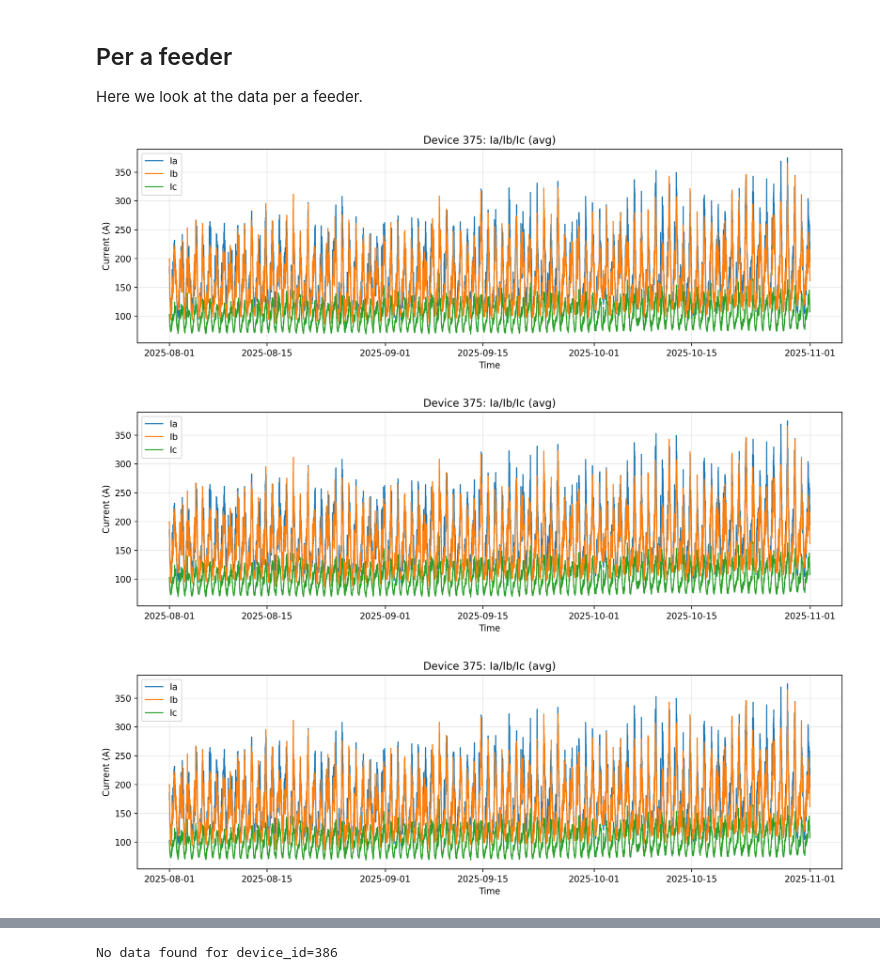
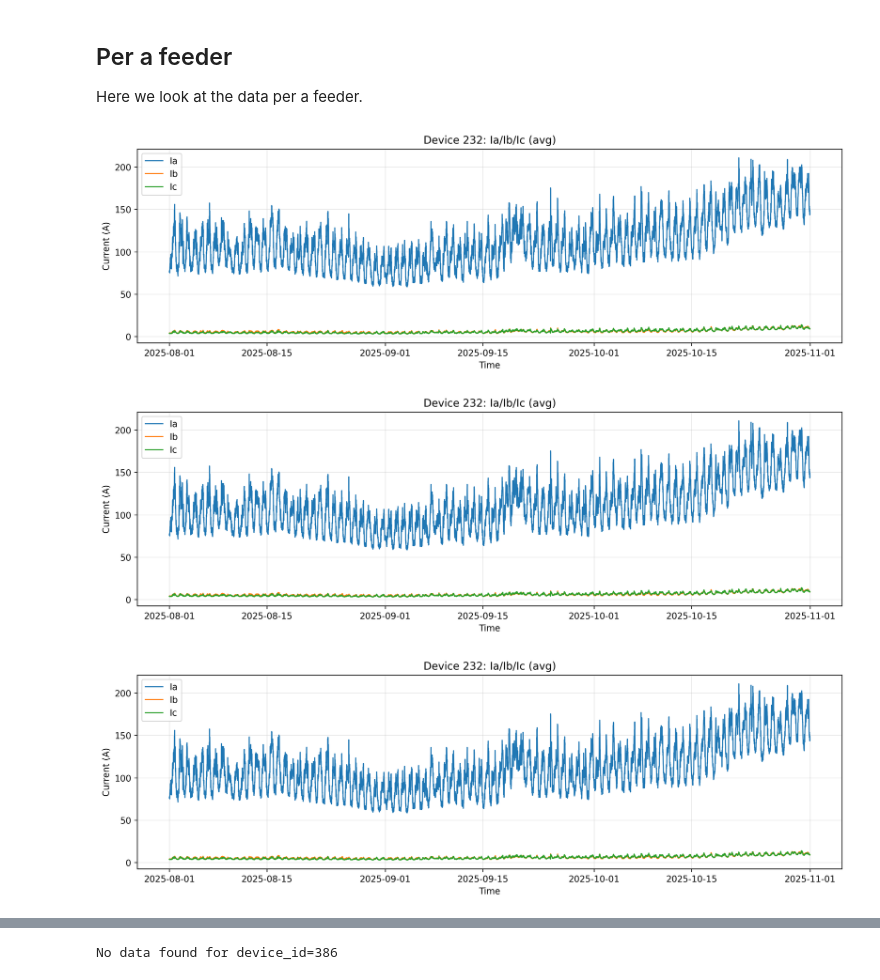
Before and after one commit to MindisBlank/Jasonaq_thesis, a Jupyter notebook: notebooks/CUR.ipynb, the cells around one changed output, grey strips where cells are left out. Drawn from its saved outputs; the diff is of its cells as text; code cells hidden in the pictures.

Commit message:
updated some plots

```diff
--- a/notebooks/CUR.ipynb
+++ b/notebooks/CUR.ipynb
@@ -1005,35 +1116,32 @@ fig, counts, hourly = system_wide_severity_barchart_hourly(
 
 Here we look at the data per a feeder.
 # %%
-
-
-
-device_id = 375
+device_id = 232
 
 metrics = ["cur_ratio", "cur_dev_ratio", "vuf_magnitude"]
 
 
 for metric_col in metrics:
     if metric_col == "cur_ratio":
         thresholds = {"mild": 20, "moderate": 40, "severe": 60}  # percent
     elif metric_col == "cur_dev_ratio":
         thresholds = {"mild": 10, "moderate": 20, "severe": 30}  # percent
     elif metric_col == "vuf_magnitude":
         thresholds = {"mild": 1, "moderate": 2, "severe": 3}      # percent
 
     outdir = f"./figs/device_{device_id}/{metric_col}"
 
     df_ready, mild_events, metrics = make_7_plots_from_df_jn(
         df_jn,
         device_id=device_id,
         metric_col=metric_col,
         thresholds=thresholds,
         outdir=outdir,
         dpi=250,
         timebase="15min",
         stat="avg",
         scale="none",   )
 # %% [output]
-[figure, old version]
+[figure, new version]
-[figure, old version]
+[figure, new version]
-[figure, old version]
+[figure, new version]
```
Also changed, not shown: parts of 5 cells of this notebook, 4 other files.
